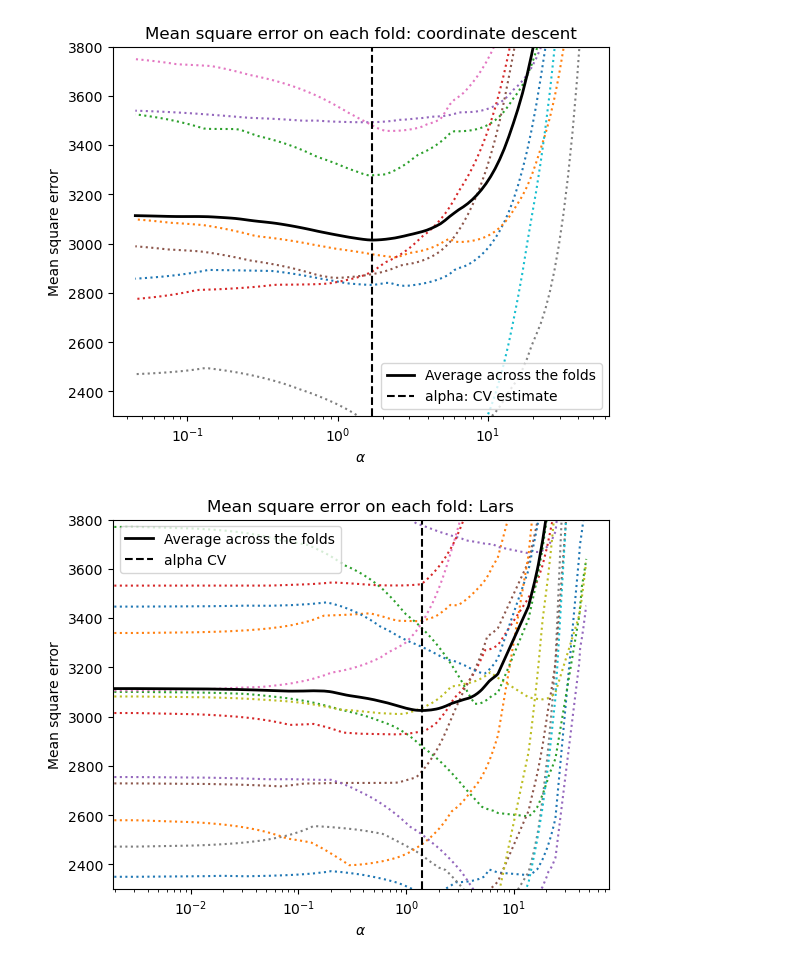
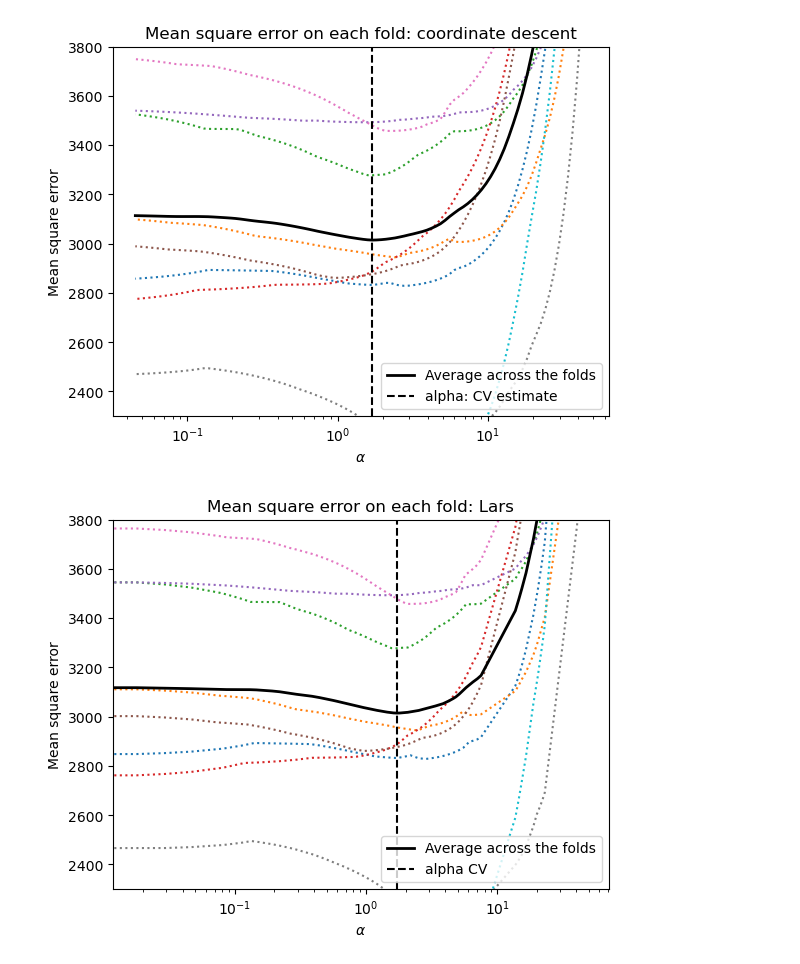
Before and after one commit to wegard/predictive-modelling-with-machine-learning, a Jupyter notebook: notebooks/09_Information_criteria_and_cross_validation.ipynb, the cells around one changed output. Saved outputs shown, nothing was run; the diff lists cells and outputs as text; code cells hidden in the pictures.

```diff
--- a/notebooks/09_Information_criteria_and_cross_validation.ipynb
+++ b/notebooks/09_Information_criteria_and_cross_validation.ipynb
@@ -235,27 +235,27 @@ plt.show()
 # %%
 # Import the LassoLarsCV class from the linear_model module of the scikit-learn library
 from sklearn.linear_model import LassoLarsCV
 
 # Create a pipeline that standardizes the features and applies LassoLarsCV with 10-fold cross-validation
-model = make_pipeline(StandardScaler(), LassoLarsCV(cv=20)).fit(X, y)
+model = make_pipeline(StandardScaler(), LassoLarsCV(cv=10)).fit(X, y)
 
 # Extract the LassoLarsCV model from the pipeline
 lasso = model[-1]
 
 # Plot the MSE path of the LassoLarsCV model for different values of alpha on a logarithmic x-axis
 plt.semilogx(lasso.cv_alphas_, lasso.mse_path_, ":")
 
 # Plot the average MSE across the folds for each value of alpha as a black line
 plt.semilogx(lasso.cv_alphas_, lasso.mse_path_.mean(axis=-1),
     color="black", label="Average across the folds", linewidth=2)
 
 # Add a vertical line to show the estimated alpha value selected by cross-validation
 plt.axvline(lasso.alpha_, linestyle="--", color="black", label="alpha CV")
 plt.ylim(ymin, ymax)
 plt.xlabel(r"$\alpha$")
 plt.ylabel("Mean square error")
 plt.legend()
 plt.title(f"Mean square error on each fold: Lars")
 plt.show()
 # %% [output]
-[figure, old version]
+[figure, new version]
```
Also changed, not shown: parts of 3 cells of this notebook, 2 other files.
